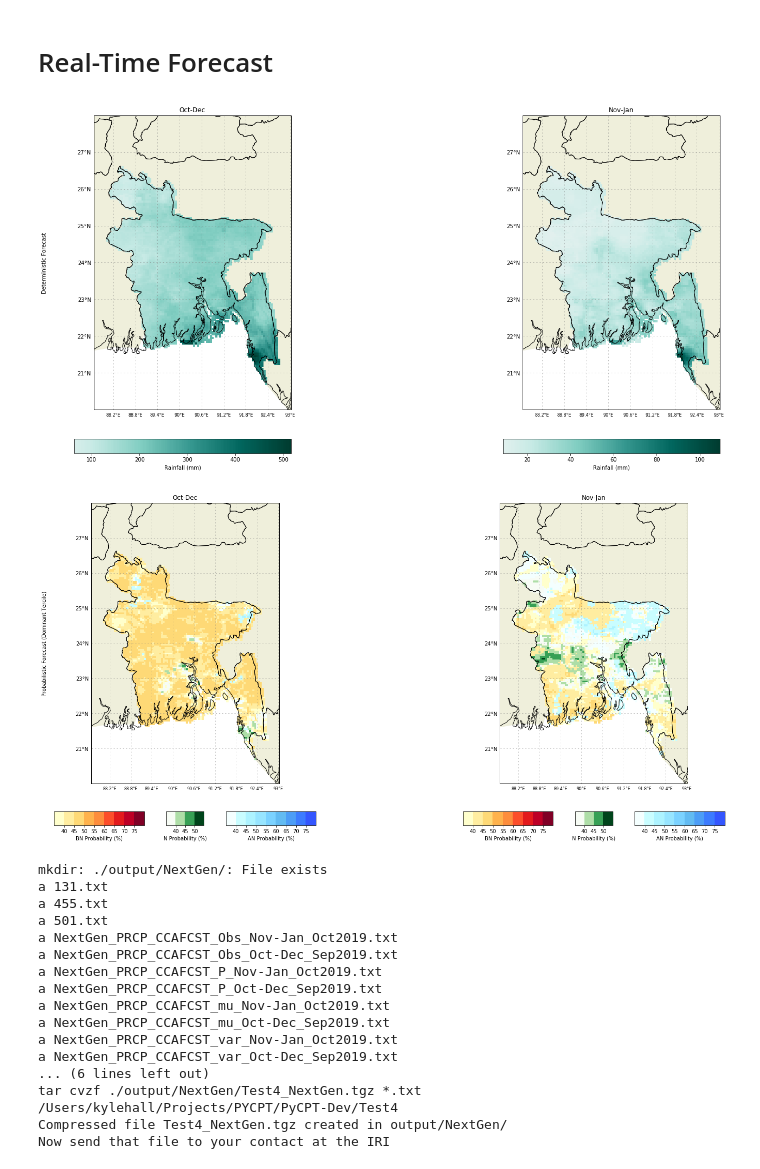
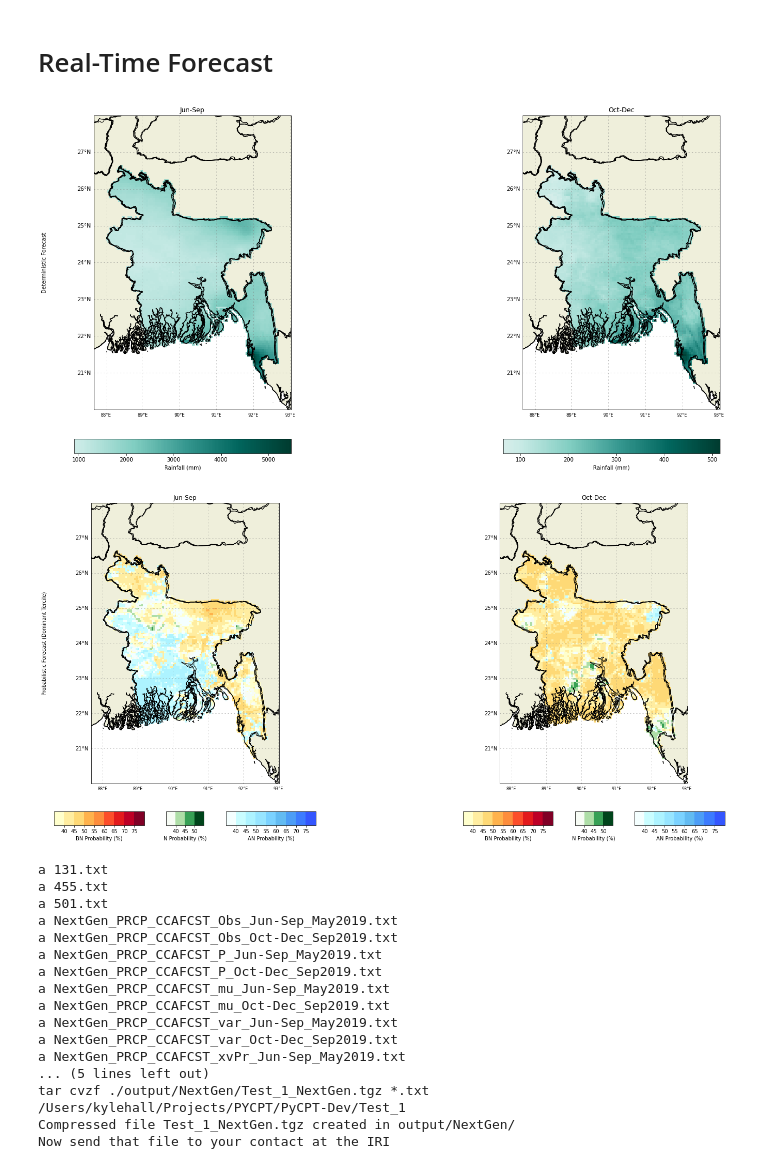
Before and after one commit to nachiketaacharya/PyCPT_Seasonal, a Jupyter notebook: pycpt_seasonal.ipynb, the cells around one changed output. Cells and saved outputs as stored; diff of their text form; code cells hidden in the pictures.

```diff
--- a/pycpt_seasonal.ipynb
+++ b/pycpt_seasonal.ipynb
@@ -232,28 +248,28 @@ Pearson
 # %% [markdown]
 # Real-Time Forecast
-# %%
-plt_ng_deterministic(['NextGen'], PREDICTAND, wlo2,elo2,sla2,nla2, fprefix, mpref, tgts, mons, fyr)
-plt_ng_probabilistic(['NextGen'], PREDICTAND, wlo2,elo2,sla2,nla2, fprefix, mpref, tgts, mons, fyr)
-# %% [output]
-[figure, removed]
-[figure, removed]
+# %%
+pycpt.plt_ng_deterministic()
+pycpt.plt_ng_probabilistic()
+# %% [output]
+[figure, added]
+[figure, added]
 # %%
-ensemblefiles(['NextGen'],work)
+pycpt.ensemblefiles(['NextGen'],work)
 # %% [output]
-mkdir: ./output/NextGen/: File exists
 a 131.txt
 a 455.txt
 a 501.txt
-a NextGen_PRCP_CCAFCST_Obs_Nov-Jan_Oct2019.txt
+a NextGen_PRCP_CCAFCST_Obs_Jun-Sep_May2019.txt
 a NextGen_PRCP_CCAFCST_Obs_Oct-Dec_Sep2019.txt
-a NextGen_PRCP_CCAFCST_P_Nov-Jan_Oct2019.txt
+a NextGen_PRCP_CCAFCST_P_Jun-Sep_May2019.txt
 a NextGen_PRCP_CCAFCST_P_Oct-Dec_Sep2019.txt
-a NextGen_PRCP_CCAFCST_mu_Nov-Jan_Oct2019.txt
+a NextGen_PRCP_CCAFCST_mu_Jun-Sep_May2019.txt
 a NextGen_PRCP_CCAFCST_mu_Oct-Dec_Sep2019.txt
-a NextGen_PRCP_CCAFCST_var_Nov-Jan_Oct2019.txt
+a NextGen_PRCP_CCAFCST_var_Jun-Sep_May2019.txt
 a NextGen_PRCP_CCAFCST_var_Oct-Dec_Sep2019.txt
-... (6 lines left out)
-tar cvzf ./output/NextGen/Test4_NextGen.tgz *.txt
-/Users/kylehall/Projects/PYCPT/PyCPT-Dev/Test4
-Compressed file Test4_NextGen.tgz created in output/NextGen/
+a NextGen_PRCP_CCAFCST_xvPr_Jun-Sep_May2019.txt
+... (5 lines left out)
+tar cvzf ./output/NextGen/Test_1_NextGen.tgz *.txt
+/Users/kylehall/Projects/PYCPT/PyCPT-Dev/Test_1
+Compressed file Test_1_NextGen.tgz created in output/NextGen/
 Now send that file to your contact at the IRI
```
Also changed, not shown: parts of 9 cells of this notebook, 1 other file.
